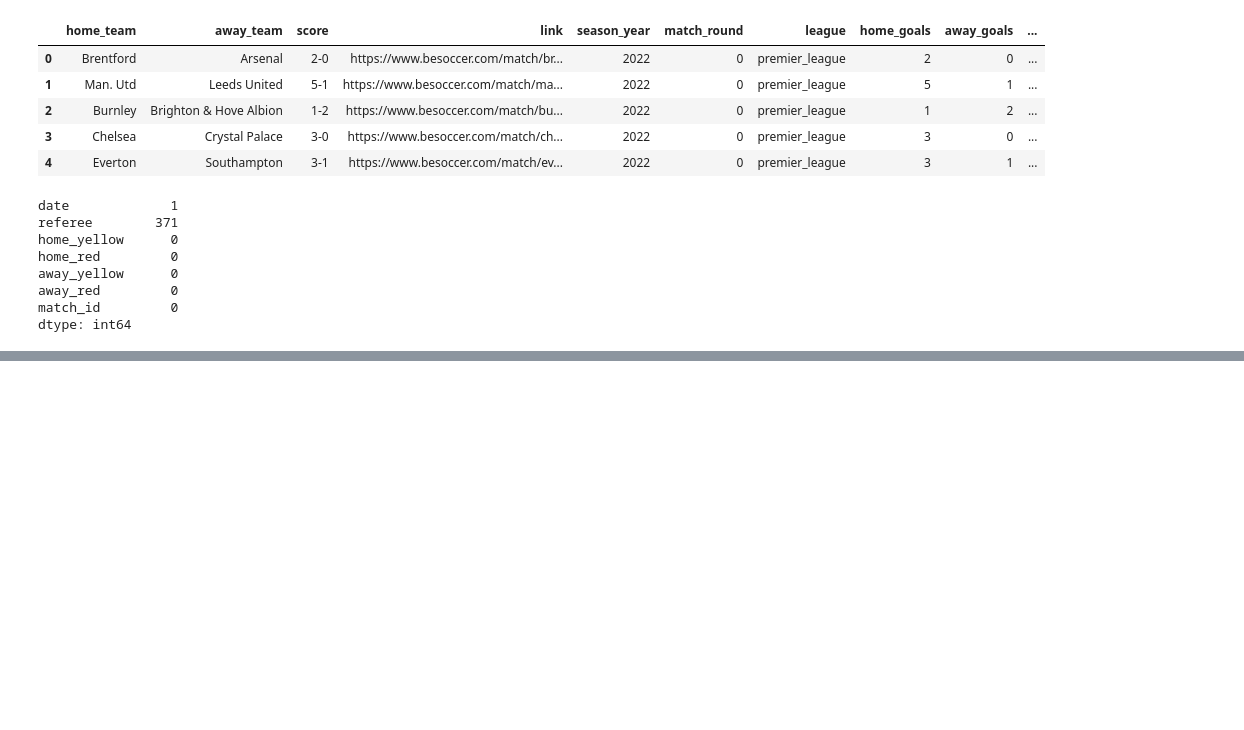
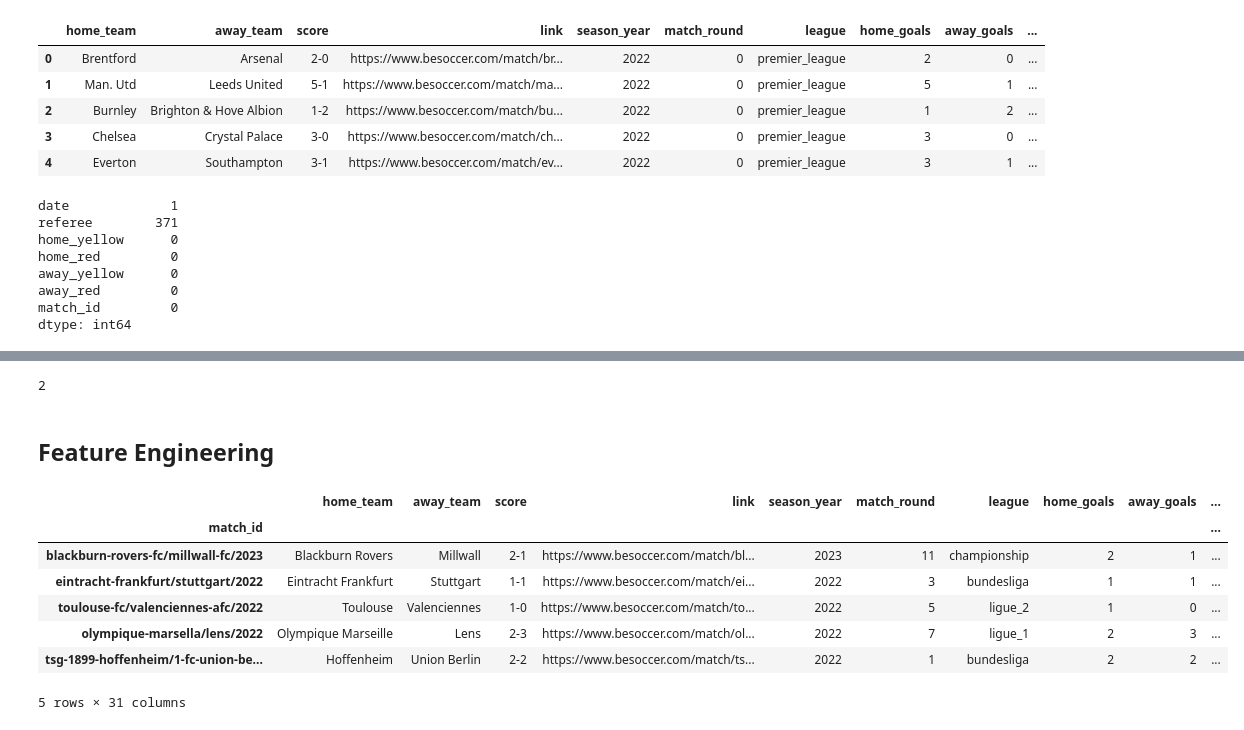
Before and after one commit to dan-bouchard/Football-Match-Outcome-Prediction, a Jupyter notebook: inference.ipynb, the cells around one changed output, grey strips where cells are left out. Saved outputs shown, nothing was run; the diff lists cells and outputs as text; code cells hidden in the pictures; blank space fills up the shorter version.

```diff
--- a/inference.ipynb
+++ b/inference.ipynb
@@ -84 +91,27 @@ away_elo         0
 dtype: int64
+# %%
+cleaned_df = data_cleaning.clean_data_pipeline(merged_data_df)
+
+cleaned_df.isna().sum().sum()
+# %% [output]
+2
+# %% [markdown]
+## Feature Engineering
+# %%
+home_away_features_df = feature_engineering.generate_home_away_features(cleaned_df)
+home_data_transformed, away_data_transformed = feature_engineering.generate_team_season_features(cleaned_df)
+
+transformed_df = (home_away_features_df
+    .join(home_data_transformed)
+    .join(away_data_transformed)
+)
+transformed_df.sample(5)
+# %% [output]
+|  | home_team | away_team | score | link | season_year | match_round | league | home_goals | away_goals | ... |
+| match_id |  |  |  |  |  |  |  |  |  | ... |
+| blackburn-rovers-fc/millwall-fc/2023 | Blackburn Rovers | Millwall | 2-1 | https://www.besoccer.com/match/bl... | 2023 | 11 | championship | 2 | 1 | ... |
+| eintracht-frankfurt/stuttgart/2022 | Eintracht Frankfurt | Stuttgart | 1-1 | https://www.besoccer.com/match/ei... | 2022 | 3 | bundesliga | 1 | 1 | ... |
+| toulouse-fc/valenciennes-afc/2022 | Toulouse | Valenciennes | 1-0 | https://www.besoccer.com/match/to... | 2022 | 5 | ligue_2 | 1 | 0 | ... |
+| olympique-marsella/lens/2022 | Olympique Marseille | Lens | 2-3 | https://www.besoccer.com/match/ol... | 2022 | 7 | ligue_1 | 2 | 3 | ... |
+| tsg-1899-hoffenheim/1-fc-union-be... | Hoffenheim | Union Berlin | 2-2 | https://www.besoccer.com/match/ts... | 2022 | 1 | bundesliga | 2 | 2 | ... |
+5 rows × 31 columns
```
Also changed, not shown: parts of 16 cells of this notebook, 2 other files.
